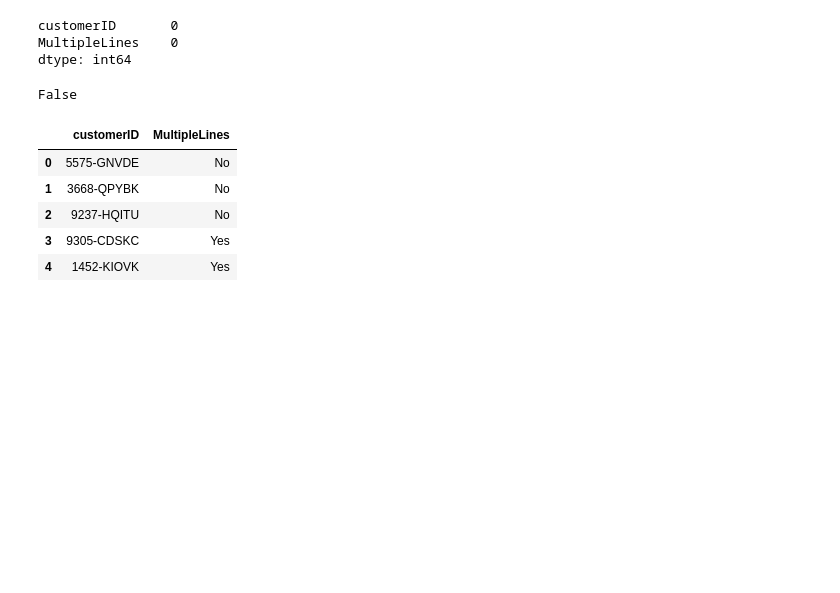
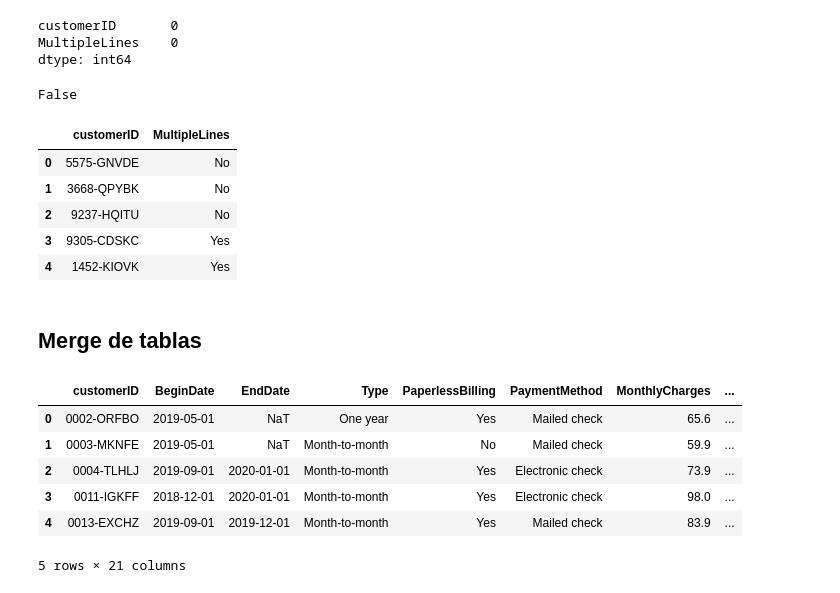
Before and after one commit to yerayM21/Telecomuncaciones-pronosticar-su-tasa-de-cancelacion-de-clientes, a Jupyter notebook: Proyecto_final.ipynb, the cells around one changed output. Cells and saved outputs as stored; diff of their text form; code cells hidden in the pictures; blank space fills up the shorter version.

```diff
--- a/Proyecto_final.ipynb
+++ b/Proyecto_final.ipynb
@@ -251,3 +269,5 @@ Phone.head()
 | 2 | 9237-HQITU | No |
 | 3 | 9305-CDSKC | Yes |
 | 4 | 1452-KIOVK | Yes |
+# %% [markdown]
+## Merge de tablas
@@ -253,0 +283,10 @@ Phone.head()
+# %%
+Historical.head()
+# %% [output]
+|  | customerID | BeginDate | EndDate | Type | PaperlessBilling | PaymentMethod | MonthlyCharges | ... |
+| 0 | 0002-ORFBO | 2019-05-01 | NaT | One year | Yes | Mailed check | 65.6 | ... |
+| 1 | 0003-MKNFE | 2019-05-01 | NaT | Month-to-month | No | Mailed check | 59.9 | ... |
+| 2 | 0004-TLHLJ | 2019-09-01 | 2020-01-01 | Month-to-month | Yes | Electronic check | 73.9 | ... |
+| 3 | 0011-IGKFF | 2018-12-01 | 2020-01-01 | Month-to-month | Yes | Electronic check | 98.0 | ... |
+| 4 | 0013-EXCHZ | 2019-09-01 | 2019-12-01 | Month-to-month | Yes | Mailed check | 83.9 | ... |
+5 rows × 21 columns
```
Also changed, not shown: parts of 17 cells of this notebook.
